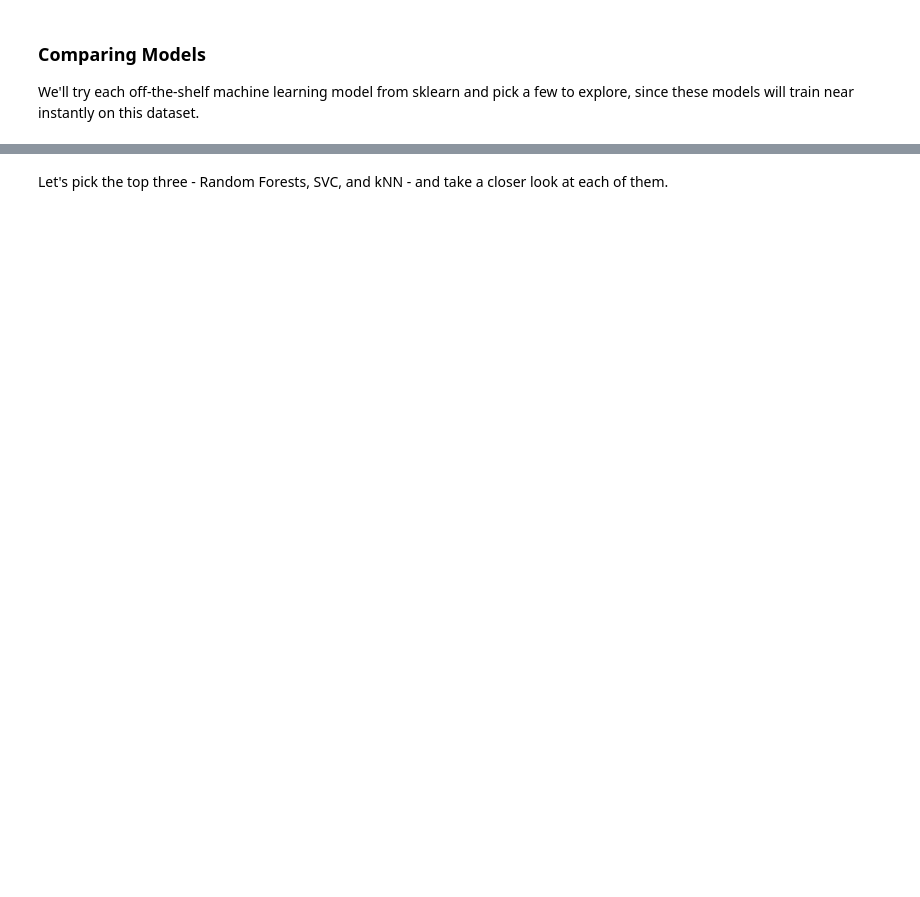
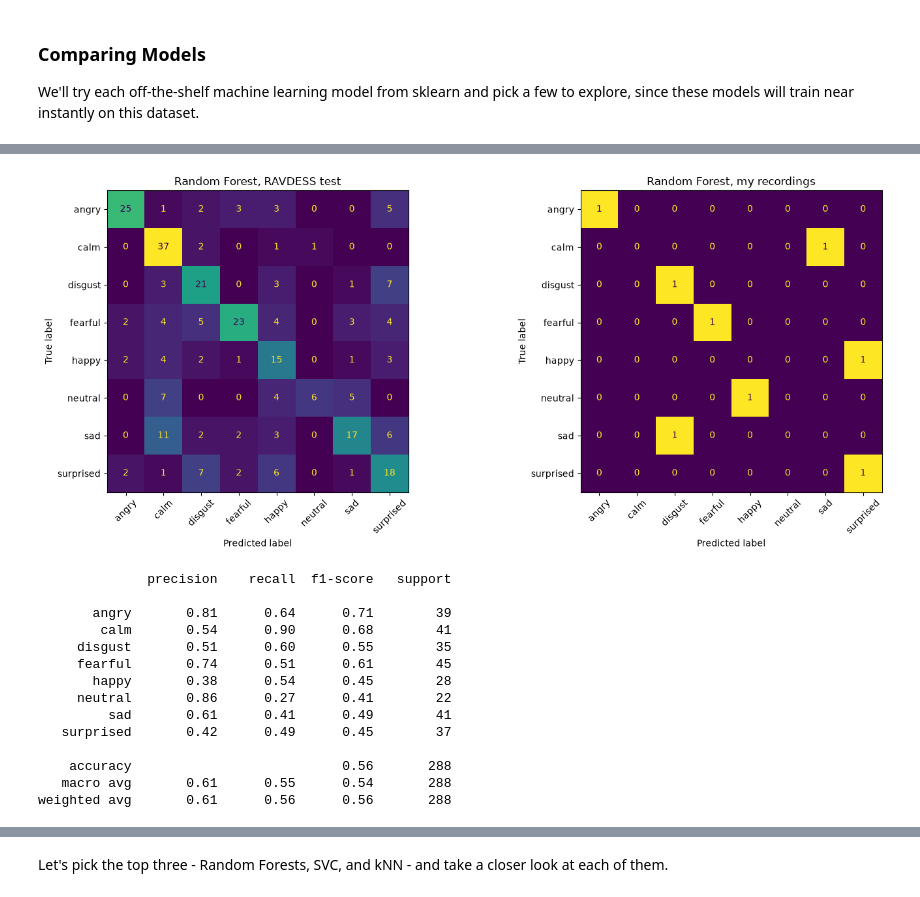
Before and after one commit to aleeza-ahmed/Week3-ClassicML, a Jupyter notebook: Week_3_MachineLearning.ipynb, the cells around one changed output, grey strips where cells are left out. Cells and saved outputs as stored; diff of their text form; code cells hidden in the pictures; blank space fills up the shorter version.

Commit message:
added graphs for report

```diff
--- a/Week_3_MachineLearning.ipynb
+++ b/Week_3_MachineLearning.ipynb
@@ -491,0 +497,13 @@ Define unscaled and scaled training and test sets:
+# %%
+sets = {
+    "RAVDESS train, raw":      X_train,
+    "RAVDESS train, standard": X_train_scaled,
+    "RAVDESS train, minmax":   X_train_minmax,
+    "MY DATA, raw":            my_X,
+    "MY DATA, standard":       my_X_scaled,
+    "MY DATA, minmax":         my_X_minmax,
+}
+for name, data in sets.items():
+    print('\033[1m' + name + '\033[0m')
+    print_features(pd.DataFrame(data))
+    print()
@@ -571,0 +661,33 @@ scores_df.sort_values(by='Accuracy Score',axis=0,ascending=False)
+# %%
+from sklearn.metrics import ConfusionMatrixDisplay, classification_report
+import matplotlib.pyplot as plt
+
+labels = sorted(emotions_dict.values())
+rf = fitted[("Random Forest", "Standard")]
+
+fig, axes = plt.subplots(1, 2, figsize=(15, 6))
+ConfusionMatrixDisplay.from_predictions(y_test.iloc[:, 0], rf.predict(X_test_scaled), labels=labels,
+                                        ax=axes[0], xticks_rotation=45, colorbar=False)
+axes[0].set_title("Random Forest, RAVDESS test")
+ConfusionMatrixDisplay.from_predictions(my_y, rf.predict(my_X_scaled), labels=labels,
+                                        ax=axes[1], xticks_rotation=45, colorbar=False)
+axes[1].set_title("Random Forest, my recordings")
+plt.tight_layout(); plt.show()
+
+print(classification_report(y_test.iloc[:, 0], rf.predict(X_test_scaled), zero_division=0))
+# %% [output]
+[figure, added]
+              precision    recall  f1-score   support
+
+       angry       0.81      0.64      0.71        39
+        calm       0.54      0.90      0.68        41
+     disgust       0.51      0.60      0.55        35
+     fearful       0.74      0.51      0.61        45
+       happy       0.38      0.54      0.45        28
+     neutral       0.86      0.27      0.41        22
+         sad       0.61      0.41      0.49        41
+   surprised       0.42      0.49      0.45        37
+
+    accuracy                           0.56       288
+   macro avg       0.61      0.55      0.54       288
+weighted avg       0.61      0.56      0.56       288
```
Also changed, not shown: parts of 14 cells of this notebook.
